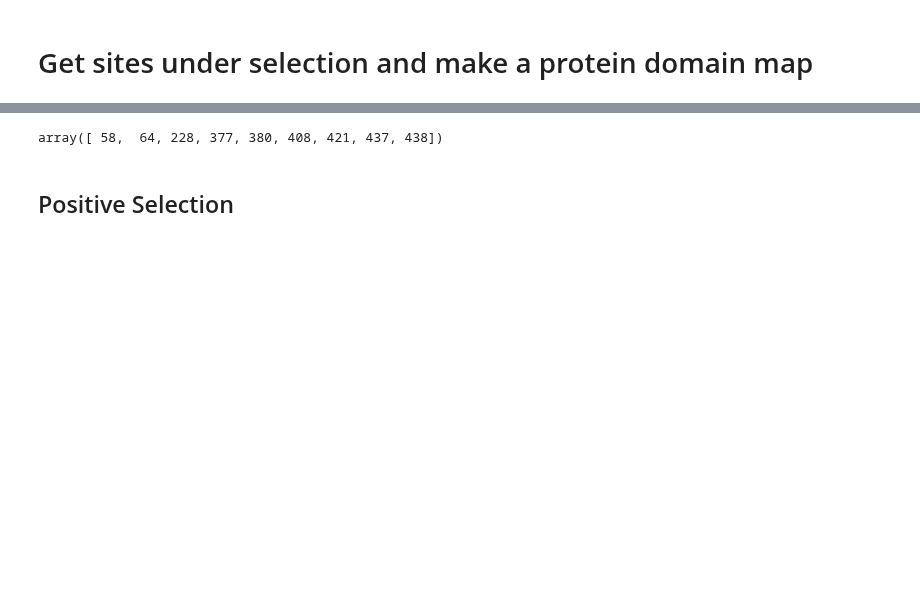
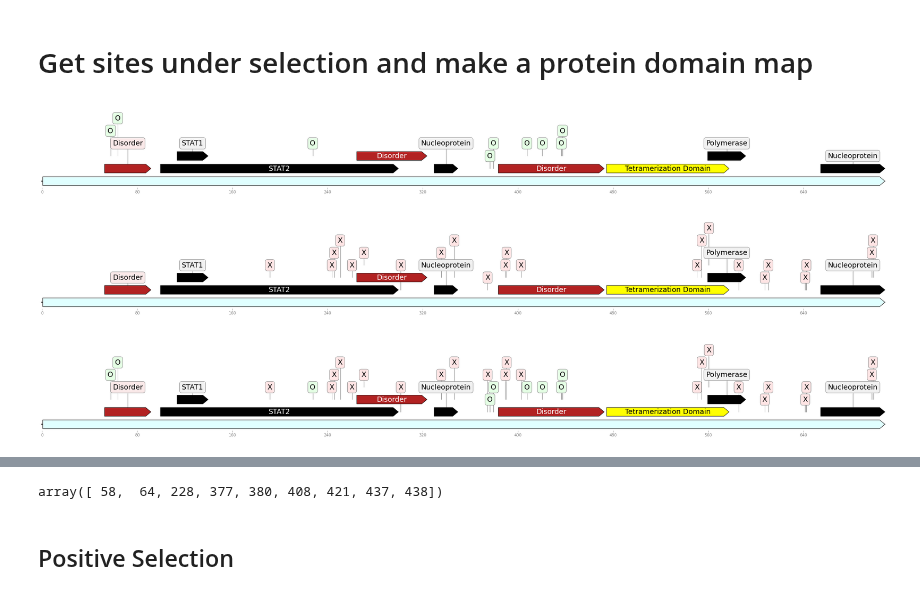
Before and after one commit to sanju99/niv_evo, a Jupyter notebook: plot_gene_domains.ipynb, the cells around one changed output, grey strips where cells are left out. Cells and saved outputs as stored; diff of their text form; code cells hidden in the pictures; blank space fills up the shorter version.

```diff
--- a/plot_gene_domains.ipynb
+++ b/plot_gene_domains.ipynb
@@ -10,16 +10,14 @@ gff_file.columns = ["Type", "Start", "End", "Description"]
 
 color_dict = {
             "Chain": "lightcyan", # full length protein
-            "Disordered Region": "firebrick",
-            "Coiled coil": "yellow",
+            "Disorder": "firebrick",
             "Compositional bias": "lightyellow",
-            "Helix": "honeydew",
+            "Structure": "yellow",
             "Protein Binding": "black",
-            "Phosphorylation": "lightsteelblue",
-            "Turn": "moccasin",
-            "Natural variant": "lightyellow"
+            "Tetramerization Domain": "yellow",
+            #"Natural variant": "lightyellow"
 }
 
-gff_file["Color"] = gff_file.Type.map(color_dict)
+# honeydew, moccasin
 # %%
 features = []
@@ -48,0 +125,12 @@ for i, row in gff_file.iterrows():
+# %%
+plot_protein_with_selected_sites(meme_sites, None, features, "positive_selection")
+# %% [output]
+[figure, added]
+# %%
+plot_protein_with_selected_sites(None, neg_sites_0_05, features, "negative_selection")
+# %% [output]
+[figure, added]
+# %%
+plot_protein_with_selected_sites(meme_sites, neg_sites_0_05, features, "selection_results")
+# %% [output]
+[figure, added]
```
Also changed, not shown: parts of 7 cells of this notebook, 32 other files.
